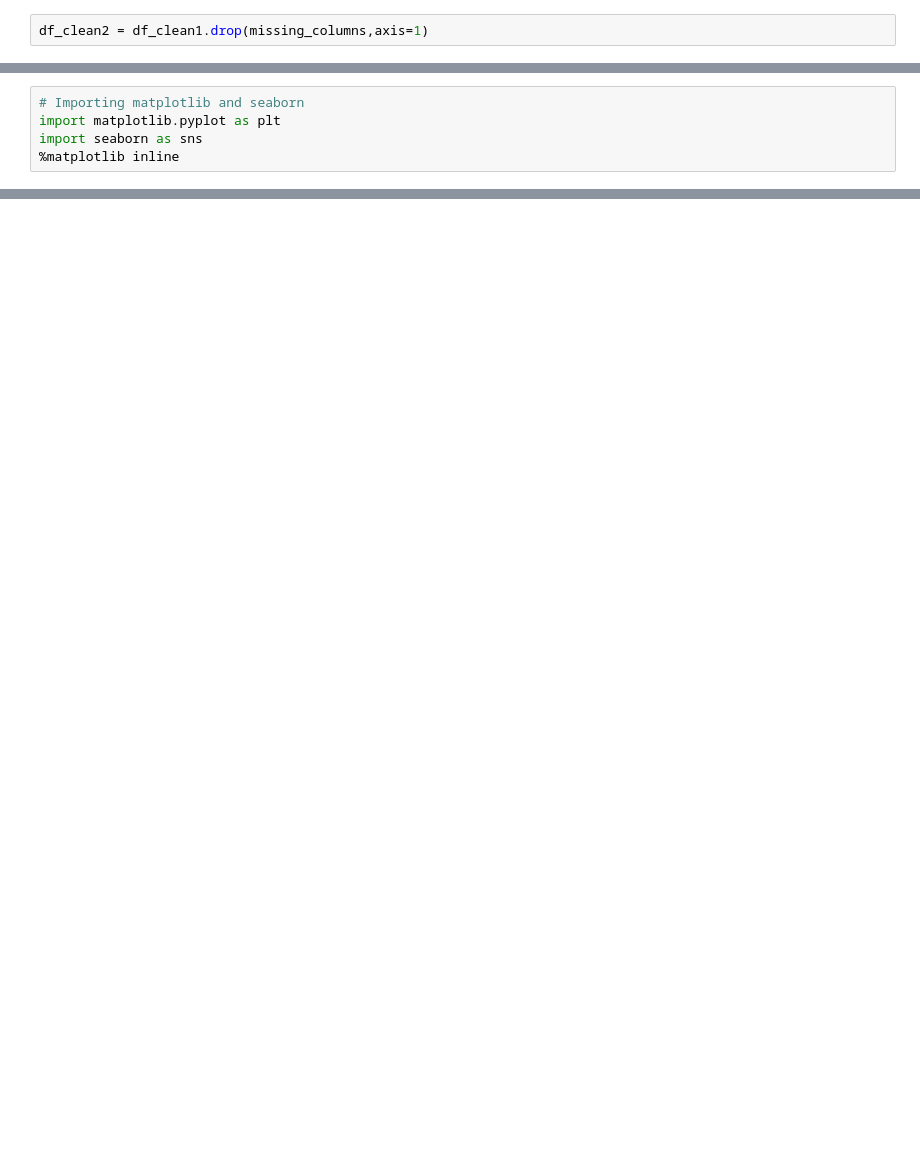
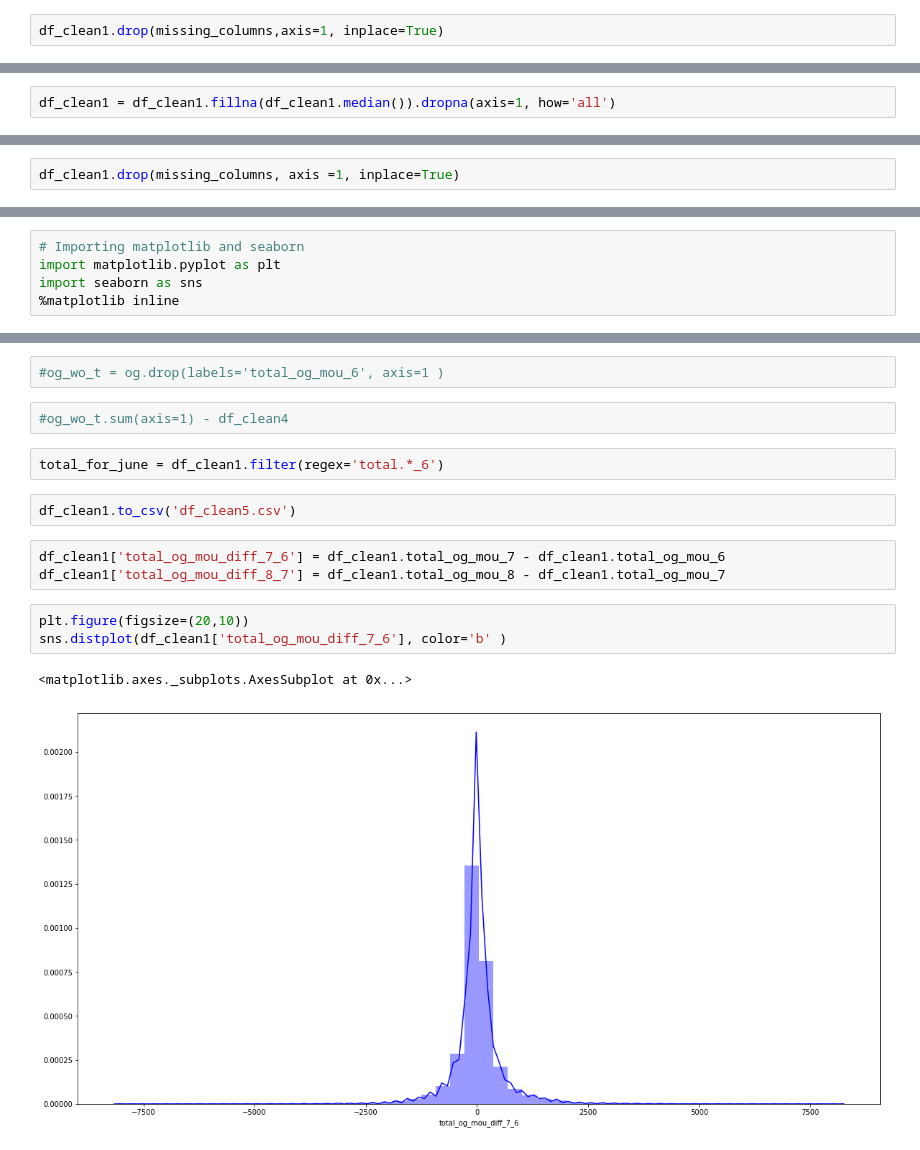
Before and after one commit to gettingtoknowdata/predict-churn, a Jupyter notebook: Telecom_churn_case_study.ipynb, the cells around one changed output, grey strips where cells are left out. Drawn from its saved outputs; the diff is of its cells as text; blank space fills up the shorter version.

Commit message:
Cleaned some code to make page load faster and dervived the change variable

```diff
--- a/Telecom_churn_case_study.ipynb
+++ b/Telecom_churn_case_study.ipynb
@@ -225,2 +161,2 @@ Index(['date_of_last_rech_data_6', 'date_of_last_rech_data_7',
 # %%
-df_clean2 = df_clean1.drop(missing_columns,axis=1)
+df_clean1.drop(missing_columns,axis=1, inplace=True)
@@ -260,0 +200,2 @@ df_clean2.to_csv('df_clean2.csv')
+# %%
+df_clean1 = df_clean1.fillna(df_clean1.median()).dropna(axis=1, how='all')
@@ -275,0 +229,2 @@ df_clean3 = df_clean2.fillna(df_clean2.median()).dropna(axis=1, how='all')
+# %%
+df_clean1.drop(missing_columns, axis =1, inplace=True)
@@ -389,0 +285,17 @@ len(set(list(corr_triu[corr_triu > 0.2].to_frame().reset_index().level_1)))
+# %%
+#og_wo_t = og.drop(labels='total_og_mou_6', axis=1 )
+# %%
+#og_wo_t.sum(axis=1) - df_clean4
+# %%
+total_for_june = df_clean1.filter(regex='total.*_6')
+# %%
+df_clean1.to_csv('df_clean5.csv')
+# %%
+df_clean1['total_og_mou_diff_7_6'] = df_clean1.total_og_mou_7 - df_clean1.total_og_mou_6
+df_clean1['total_og_mou_diff_8_7'] = df_clean1.total_og_mou_8 - df_clean1.total_og_mou_7
+# %%
+plt.figure(figsize=(20,10))
+sns.distplot(df_clean1['total_og_mou_diff_7_6'], color='b' )
+# %% [output]
+<matplotlib.axes._subplots.AxesSubplot at 0x...>
+[figure, added]
```
Also changed, not shown: parts of 54 cells of this notebook.
